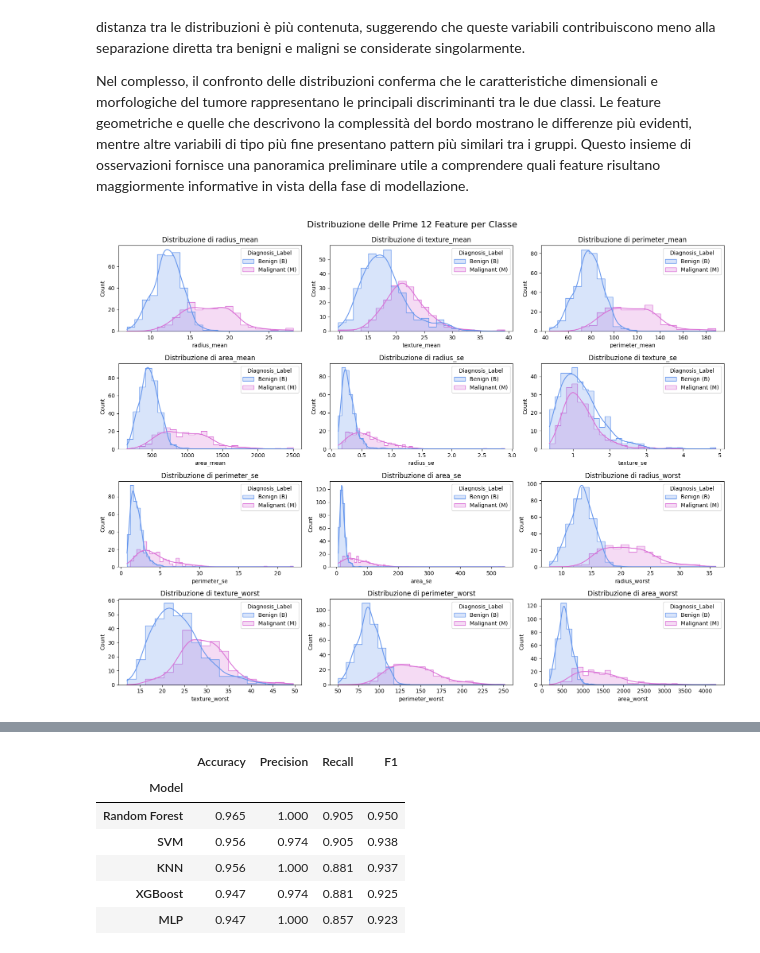
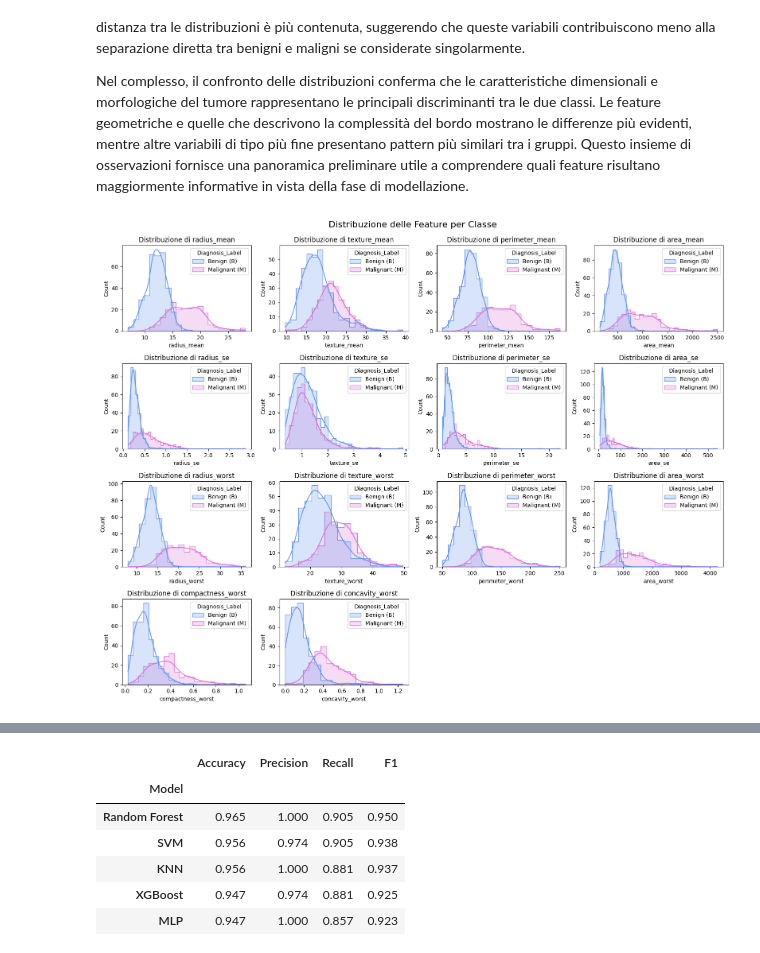
Before and after one commit to Pandanna/Data-Mining-Project, a Jupyter notebook: Cancer_dataset.ipynb, the cells around one changed output, grey strips where cells are left out. Drawn from its saved outputs; the diff is of its cells as text; code cells hidden in the pictures.

```diff
--- a/Cancer_dataset.ipynb
+++ b/Cancer_dataset.ipynb
@@ -116,15 +119,9 @@ if missing.sum() > 0:
 else:
     print("Nessun valore mancante")
 
-# --- Duplicati ---
-n_duplicati = df.duplicated().sum()
-if n_duplicati > 0:
-    print(f"Righe duplicate rimosse: {n_duplicati}")
-    df = df.drop_duplicates()
-else:
-    print("Nessun duplicato")
 
 # --- Feature a varianza zero/quasi-zero ---
+# Rimuove feature con varianza < 0.01 che non portano informazione utile
 
 X_temp = df.drop(class_column_name, axis=1)
 var_selector = VarianceThreshold(threshold=0.01)
@@ -137,6 +134,7 @@ if low_var_features:
 else:
     print("Nessuna feature a bassa varianza")
 
+# Aggiorna la lista delle feature dopo la rimozione
 feature_column_names = df.drop(columns=[class_column_name]).columns.tolist()
 # %% [output]
 Shape iniziale: (569, 31)
@@ -153,6 +151,7 @@ color_map_dict = {'Benign (B)': 'cornflowerblue', 'Malignant (M)': 'orchid'}
 # Copia e crea la colonna etichettata
 df_plot = df.copy()
 df_plot['Diagnosis_Label'] = df[class_column_name].map(class_map)
+df_plot = df_plot.drop(columns=[class_column_name])
 
 #Grafico a Torta (Distribuzione Classi)
 plt.figure(figsize=(6, 6))
@@ -181,16 +184,10 @@ plt.show()
 
 plt.figure(figsize=(15, 7))
 
-# Ottieni l'ordine delle classi effettive nel DataFrame
-class_order = df_plot['Diagnosis_Label'].unique()
+# Grafico delle coordinate parallele
+parallel_coordinates(df_plot, 'Diagnosis_Label', color=['orchid', 'cornflowerblue'], alpha=0.5)
 
-# Applica la color map in base all'ordine
-colors = [color_map_dict[label] for label in class_order]
-
-# Grafico delle coordinate parallele
-parallel_coordinates(df_plot, 'Diagnosis_Label', color=colors)
-
-plt.title('Coordinate Parallele (WDBC - Dati NON Scalati)')
+plt.title('Coordinate Parallele')
 plt.xticks(rotation=45)
 plt.tight_layout()
 plt.show()
@@ -213,27 +210,24 @@ Al contrario, alcune feature come smoothness_mean, symmetry_mean e fractal_dimen
 
 Nel complesso, il confronto delle distribuzioni conferma che le caratteristiche dimensionali e morfologiche del tumore rappresentano le principali discriminanti tra le due classi. Le feature geometriche e quelle che descrivono la complessità del bordo mostrano le differenze più evidenti, mentre altre variabili di tipo più fine presentano pattern più similari tra i gruppi. Questo insieme di osservazioni fornisce una panoramica preliminare utile a comprendere quali feature risultano maggiormente informative in vista della fase di modellazione.
 # %%
-# Prime 12 feature
-features_to_plot = feature_column_names[0:12]
-
-# Costruisci la palette
-palette = {label: color for label, color in color_map_dict.items()}
+## --- Istogrammi Distribuzioni Feature ---
+# Visualizza come le feature discriminano tra classi
 
 plt.figure(figsize=(16, 12))
-for i, feature in enumerate(features_to_plot):
-    plt.subplot(4, 3, i + 1)
+for i, feature in enumerate(feature_column_names):
+    plt.subplot(4, 4, i + 1)
     sns.histplot(
         df_plot,
         x=feature,
         hue='Diagnosis_Label',
         kde=True,
-        palette=palette,
+        palette=colors,
         element='step'
     )
     plt.title(f'Distribuzione di {feature}')
 
 plt.tight_layout()
-plt.suptitle('Distribuzione delle Prime 12 Feature per Classe', y=1.02, fontsize=16)
+plt.suptitle('Distribuzione delle Feature per Classe', y=1.02, fontsize=16)
 plt.show()
 # %% [output]
-[figure, old version]
+[figure, new version]
```
Also changed, not shown: parts of 32 cells of this notebook.
